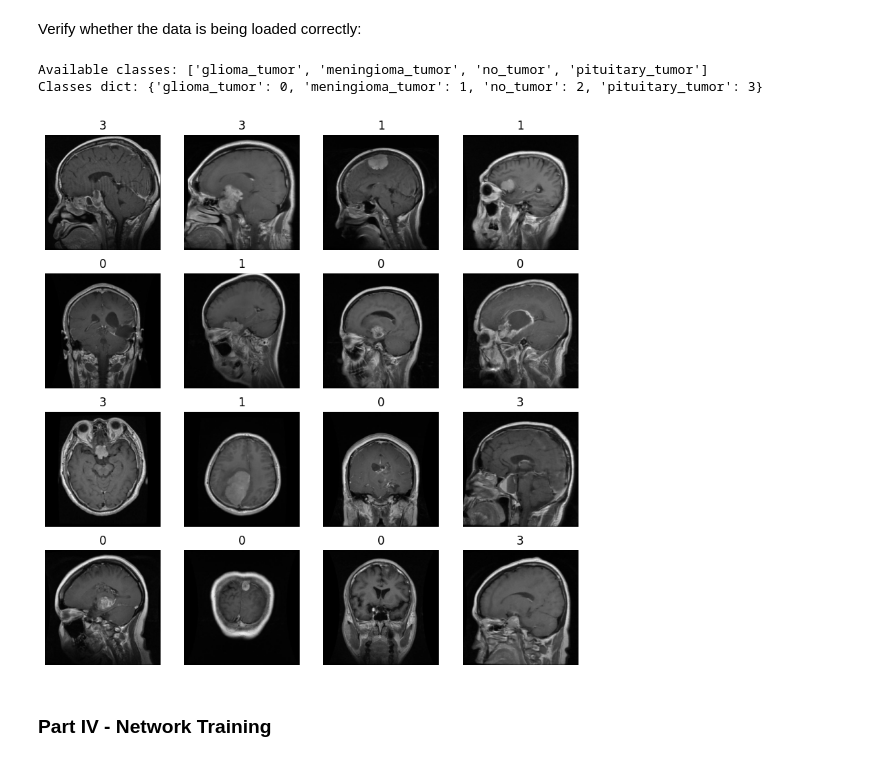
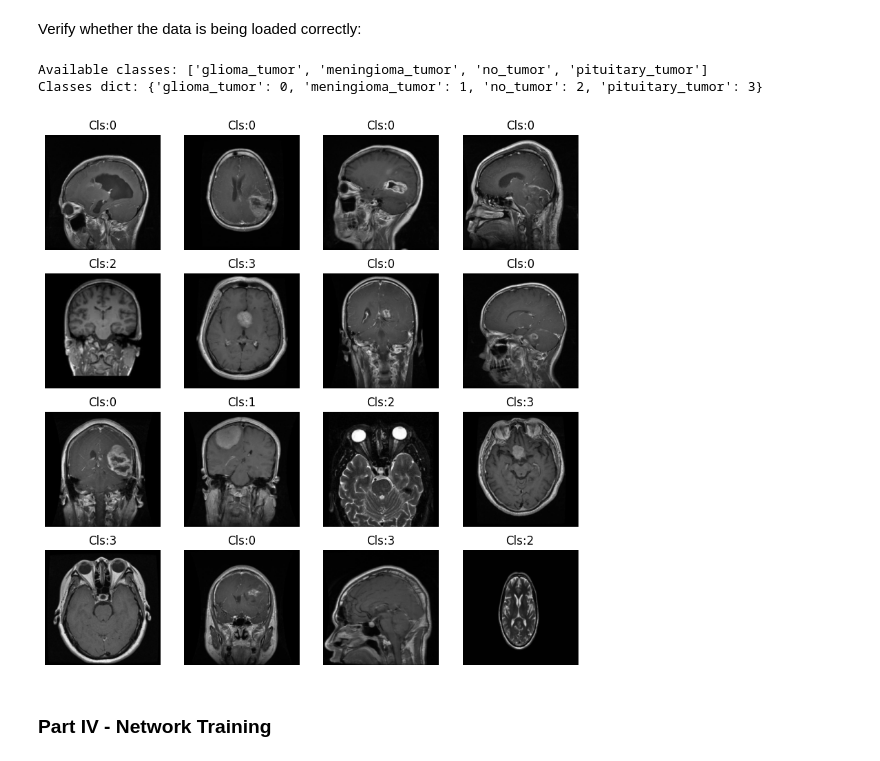
Before and after one commit to Mateleo/EmbeddedAI, a Jupyter notebook: Medical/Lab4_ToComplete.ipynb, the cells around one changed output. Drawn from its saved outputs; the diff is of its cells as text; code cells hidden in the pictures.

```diff
--- a/Medical/Lab4_ToComplete.ipynb
+++ b/Medical/Lab4_ToComplete.ipynb
@@ -447,26 +447,26 @@ Verify whether the data is being loaded correctly:
 # %%
 from torch.utils.data import DataLoader
 
-mri_dataset = BrainMRIDataset("./data") #TODO - create the dataset object
+mri_dataset = BrainMRIDataset("lab3_data") #TODO - create the dataset object
 batch_size = 16
 shuffle = True
 mri_dataloader = DataLoader(mri_dataset, batch_size=batch_size, shuffle=shuffle) #TODO - create the dataloader object
 figure = plt.figure(figsize=(10,10))
 
 for images, classes in mri_dataloader:
   cols, rows = 4, 4
   for i in range(rows * cols):
     img, label = images[i], classes[i]
     figure.add_subplot(rows, cols, i+1)
     plt.axis("off")
-    plt.title(label.item())
+    plt.title(f"Cls: {label.item()}")
     plt.imshow(img.squeeze(), cmap="gray")
   break
 plt.show()
 # %% [output]
 Available classes: ['glioma_tumor', 'meningioma_tumor', 'no_tumor', 'pituitary_tumor']
 Classes dict: {'glioma_tumor': 0, 'meningioma_tumor': 1, 'no_tumor': 2, 'pituitary_tumor': 3}
-[figure, old version]
+[figure, new version]
 # %% [markdown]
 ### Part IV - Network Training
 # %% [markdown]
```
Also changed, not shown: parts of 4 cells of this notebook, 7 other files.
